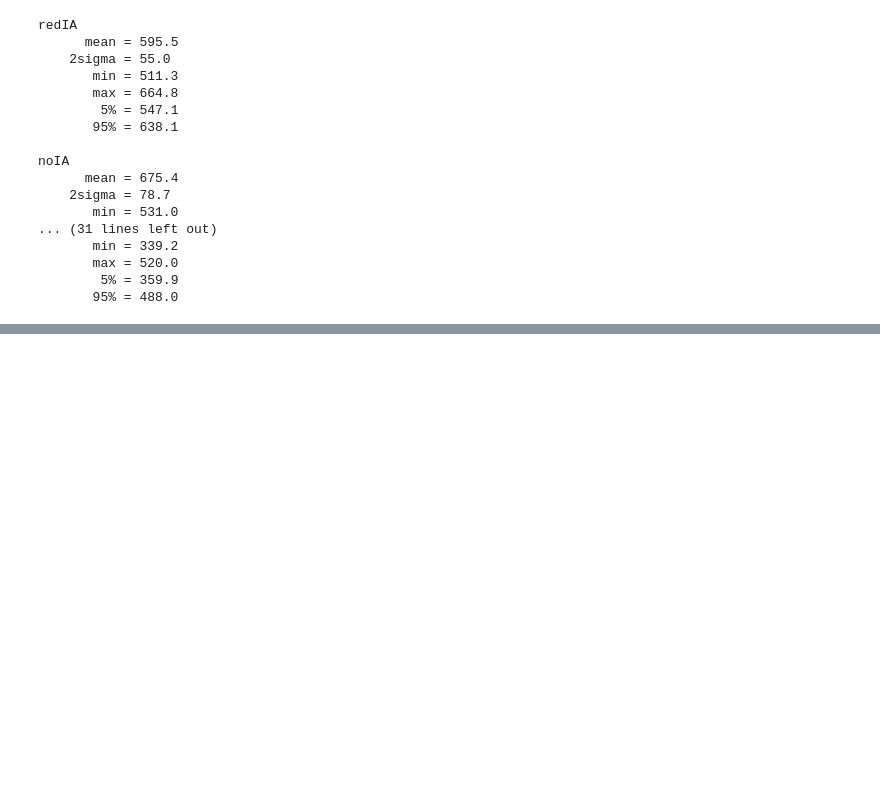
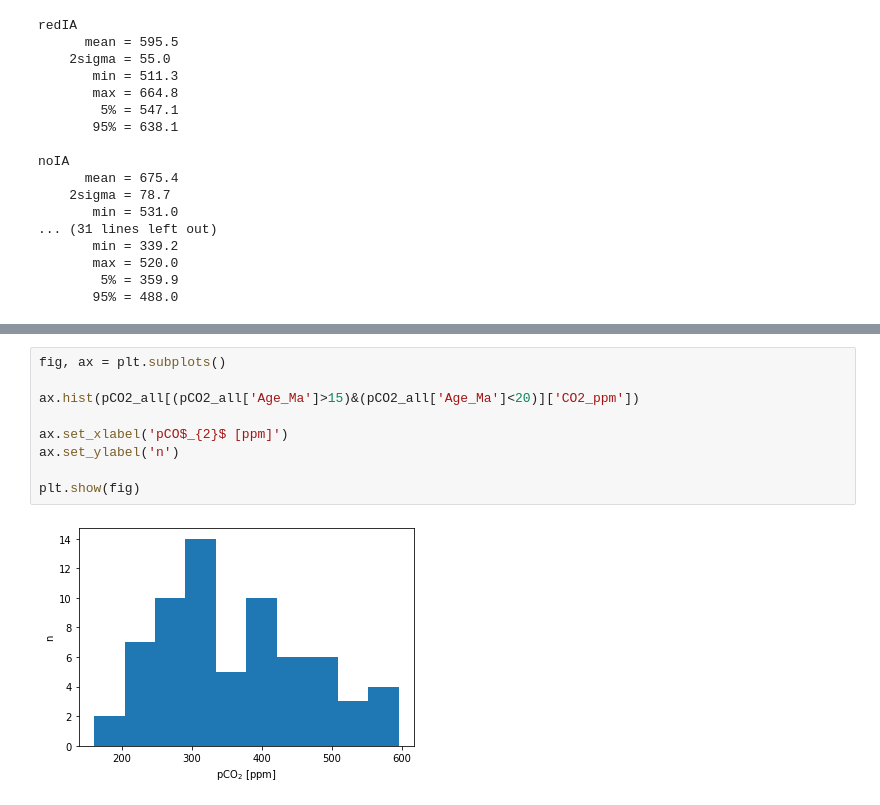
Before and after one commit to Swanson-Hysell-Group/GEOCLIM_Modern, a Jupyter notebook: Code/Notebooks/scenario_analysis.ipynb, the cells around one changed output, grey strips where cells are left out. Drawn from its saved outputs; the diff is of its cells as text; blank space fills up the shorter version.

```diff
--- a/Code/Notebooks/scenario_analysis.ipynb
+++ b/Code/Notebooks/scenario_analysis.ipynb
@@ -286,3 +349,14 @@ noIA
+# %%
+fig, ax = plt.subplots()
+
+ax.hist(pCO2_all[(pCO2_all['Age_Ma']>15)&(pCO2_all['Age_Ma']<20)]['CO2_ppm'])
+
+ax.set_xlabel('pCO$_{2}$ [ppm]')
+ax.set_ylabel('n')
+
+plt.show(fig)
+# %% [output]
+[figure, added]
 # %%
 sns.set(style="whitegrid")
 
```
Also changed, not shown: parts of 3 cells of this notebook, 7 other files.
